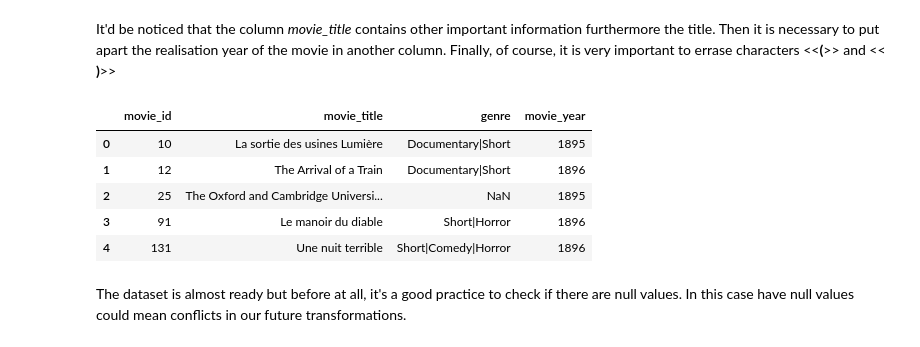
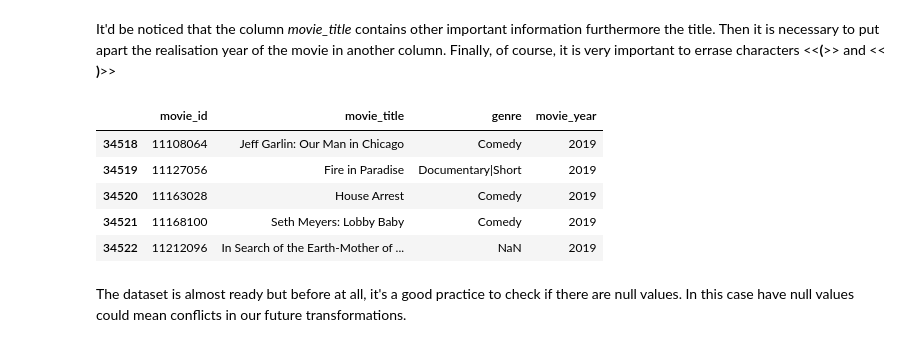
Before and after one commit to AlanItzep/Recommendation_System, a Jupyter notebook: twiter_movie_raiting.ipynb, the cells around one changed output. Drawn from its saved outputs; the diff is of its cells as text; code cells hidden in the pictures.

```diff
--- a/twiter_movie_raiting.ipynb
+++ b/twiter_movie_raiting.ipynb
@@ -67,14 +76,14 @@ itm_file['movie_year'] = itm_file['movie_year'].str[-6:]
 itm_file['movie_year'] = itm_file['movie_year'].str.split('(').str[1]
 itm_file['movie_year'] = itm_file['movie_year'].str.split(')').str[0]
 # %%
-itm_file.head()
+itm_file.tail()
 # %% [output]
 |  | movie_id | movie_title | genre | movie_year |
-| 0 | 10 | La sortie des usines Lumière | Documentary|Short | 1895 |
-| 1 | 12 | The Arrival of a Train | Documentary|Short | 1896 |
-| 2 | 25 | The Oxford and Cambridge Universi... | NaN | 1895 |
-| 3 | 91 | Le manoir du diable | Short|Horror | 1896 |
-| 4 | 131 | Une nuit terrible | Short|Comedy|Horror | 1896 |
+| 34518 | 11108064 | Jeff Garlin: Our Man in Chicago | Comedy | 2019 |
+| 34519 | 11127056 | Fire in Paradise | Documentary|Short | 2019 |
+| 34520 | 11163028 | House Arrest | Comedy | 2019 |
+| 34521 | 11168100 | Seth Meyers: Lobby Baby | Comedy | 2019 |
+| 34522 | 11212096 | In Search of the Earth-Mother of ... | NaN | 2019 |
 # %% [markdown]
 The dataset is almost ready but before at all, it's a good practice to check if there are null values. In this case have null values could mean conflicts in our future transformations.
 # %%
```
Also changed, not shown: parts of 64 cells of this notebook.
